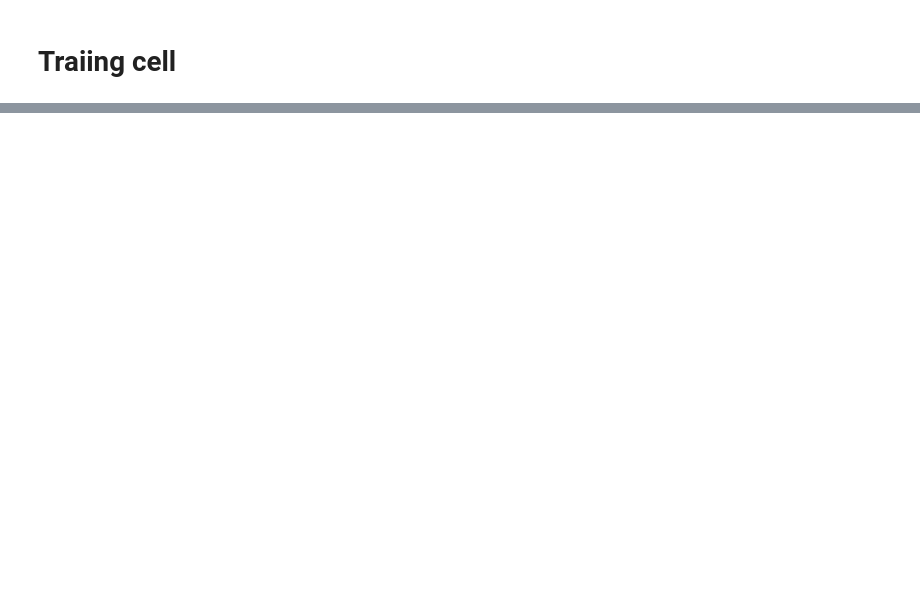
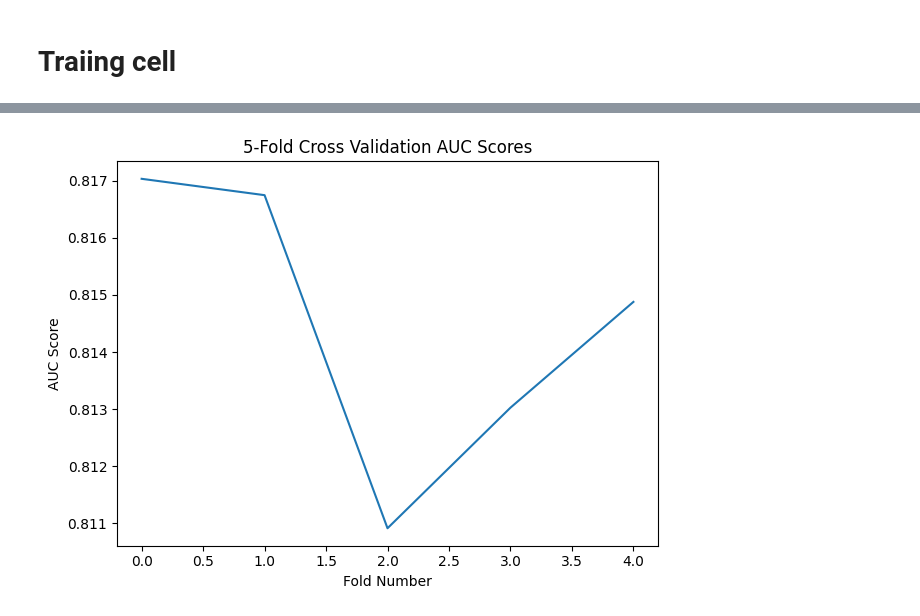
Before and after one commit to coldStoneSoul/sarvam, a Jupyter notebook: prediction/dataset.ipynb, the cells around one changed output, grey strips where cells are left out. Drawn from its saved outputs; the diff is of its cells as text; code cells hidden in the pictures; blank space fills up the shorter version.

```diff
--- a/prediction/dataset.ipynb
+++ b/prediction/dataset.ipynb
@@ -254,0 +331,12 @@ NameError: name 'xgb' is not defined
+# %%
+import matplotlib.pyplot as plt
+
+plt.figure()
+plt.plot(cv_auc)
+plt.xlabel("Fold Number")
+plt.ylabel("AUC Score")
+plt.title("5-Fold Cross Validation AUC Scores")
+plt.tight_layout()
+plt.show()
+# %% [output]
+[figure, added]
```
Also changed, not shown: parts of 13 cells of this notebook, 15 other files.
